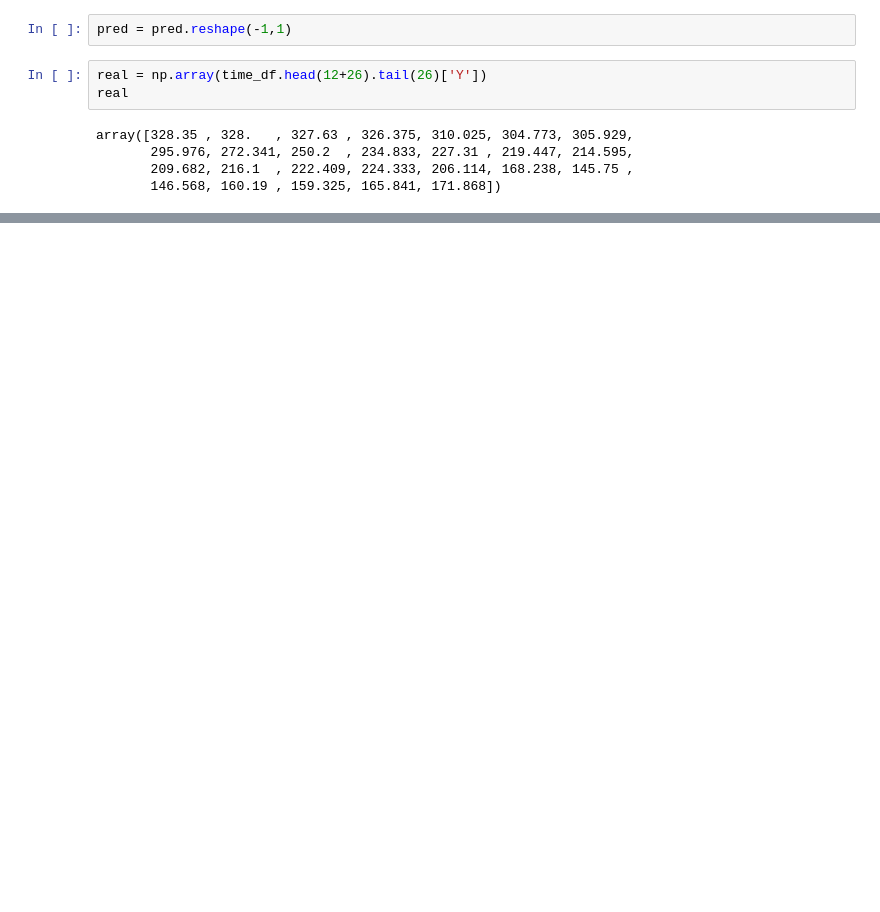
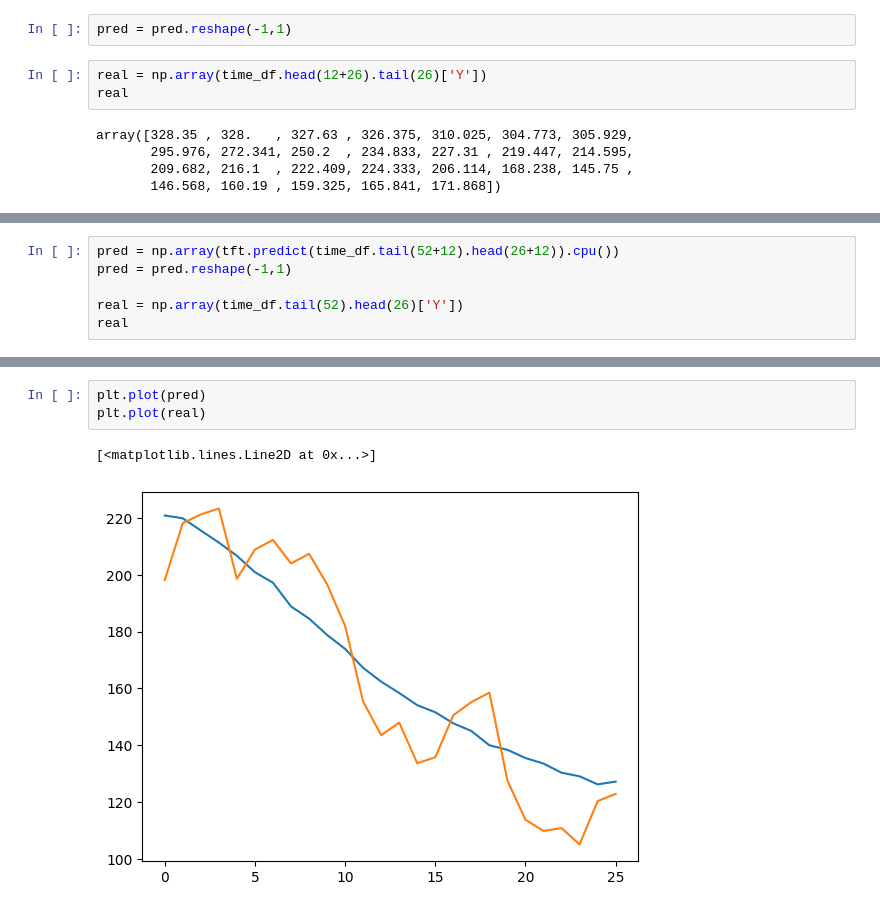
Before and after one commit to Minsoo1036/Algorithm-Study, a Jupyter notebook: Counterfactual_TFT.ipynb, the cells around one changed output, grey strips where cells are left out. Cells and saved outputs as stored; diff of their text form; blank space fills up the shorter version.

```diff
--- a/Counterfactual_TFT.ipynb
+++ b/Counterfactual_TFT.ipynb
@@ -462,0 +564,6 @@ plt.plot(real)
+# %%
+pred = np.array(tft.predict(time_df.tail(52+12).head(26+12)).cpu())
+pred = pred.reshape(-1,1)
+
+real = np.array(time_df.tail(52).head(26)['Y'])
+real
@@ -462,0 +583,6 @@ plt.plot(real)
+# %%
+plt.plot(pred)
+plt.plot(real)
+# %% [output]
+[<matplotlib.lines.Line2D at 0x...>]
+[figure, added]
```
Also changed, not shown: parts of 22 cells of this notebook.
